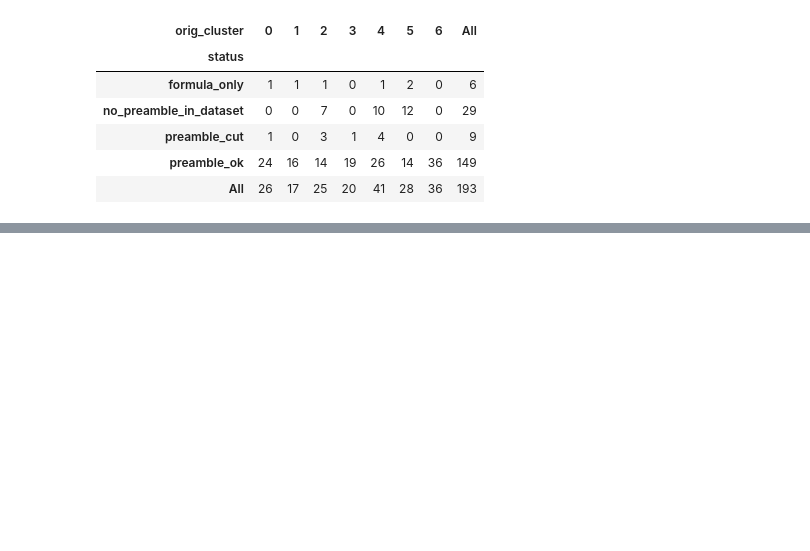
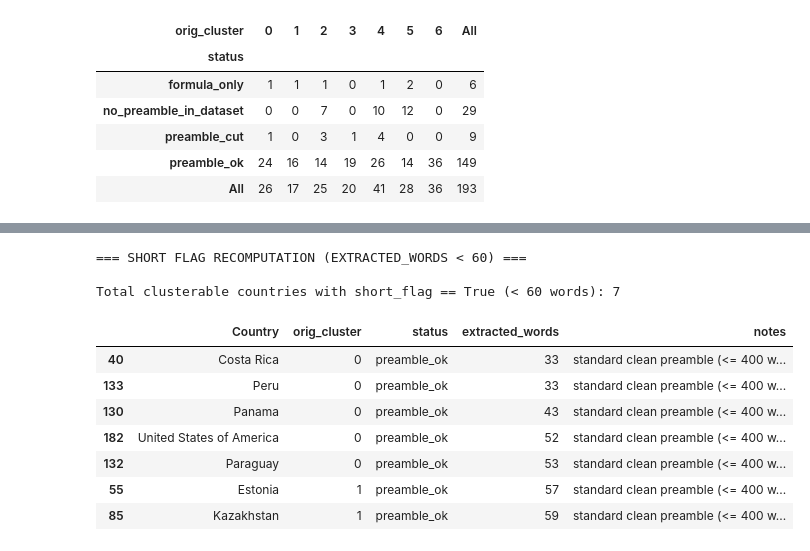
Before and after one commit to devpanchal2005/PreambleMap, a Jupyter notebook: notebooks/03_preamble_extraction.ipynb, the cells around one changed output, grey strips where cells are left out. Drawn from its saved outputs; the diff is of its cells as text; code cells hidden in the pictures; blank space fills up the shorter version.

```diff
--- a/notebooks/03_preamble_extraction.ipynb
+++ b/notebooks/03_preamble_extraction.ipynb
@@ -1449,0 +1716,22 @@ Excluded from clustering: 35 (29 no_preamble_in_dataset + 6 formula_only)
+# %%
+print("=== SHORT FLAG RECOMPUTATION (EXTRACTED_WORDS < 60) ===\n")
+
+df_disk_v3['short_flag_recomp'] = df_disk_v3['extracted_words'] < 60
+assert (df_disk_v3['short_flag_recomp'] == df_disk_v3['short_flag']).all(), "short_flag mismatch in file!"
+
+short_clusterable = df_disk_v3[clusterable_mask & df_disk_v3['short_flag']].sort_values('extracted_words')
+
+print(f"Total clusterable countries with short_flag == True (< 60 words): {len(short_clusterable)}\n")
+display(short_clusterable[['Country', 'orig_cluster', 'status', 'extracted_words', 'notes']])
+# %% [output]
+=== SHORT FLAG RECOMPUTATION (EXTRACTED_WORDS < 60) ===
+
+Total clusterable countries with short_flag == True (< 60 words): 7
+|  | Country | orig_cluster | status | extracted_words | notes |
+| 40 | Costa Rica | 0 | preamble_ok | 33 | standard clean preamble (<= 400 w... |
+| 133 | Peru | 0 | preamble_ok | 33 | standard clean preamble (<= 400 w... |
+| 130 | Panama | 0 | preamble_ok | 43 | standard clean preamble (<= 400 w... |
+| 182 | United States of America | 0 | preamble_ok | 52 | standard clean preamble (<= 400 w... |
+| 132 | Paraguay | 0 | preamble_ok | 53 | standard clean preamble (<= 400 w... |
+| 55 | Estonia | 1 | preamble_ok | 57 | standard clean preamble (<= 400 w... |
+| 85 | Kazakhstan | 1 | preamble_ok | 59 | standard clean preamble (<= 400 w... |
```
Also changed, not shown: parts of 12 cells of this notebook, 2 other files.
